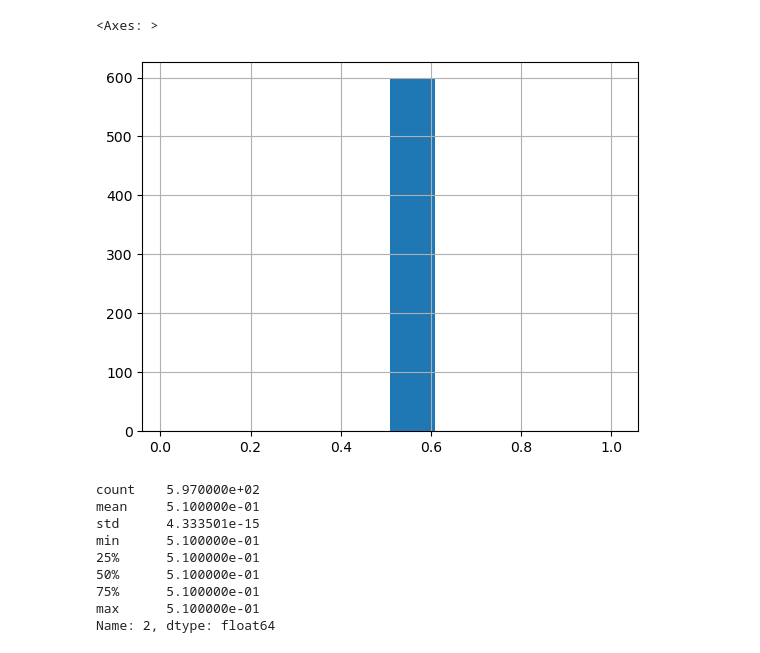
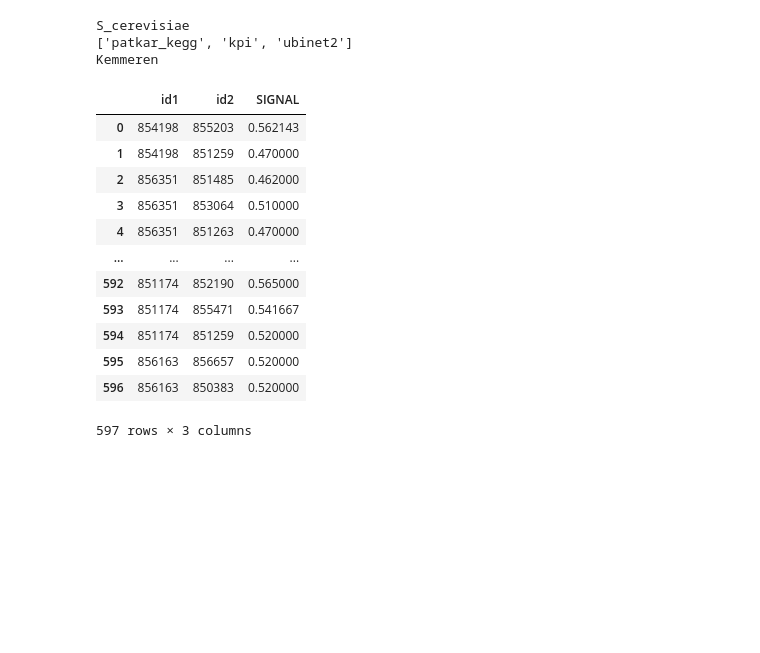
Before and after one commit to L-F-S/PPI_Network_Signer, a Jupyter notebook: validations/KTvalidation/TLM_phenotype_reconstruction/3 Score networks and compare to experimental data.ipynb, the cells around one changed output. Drawn from its saved outputs; the diff is of its cells as text; code cells hidden in the pictures; blank space fills up the shorter version.

```diff
--- a/validations/KTvalidation/TLM_phenotype_reconstruction/3 Score networks and compare to experimental data.ipynb
+++ b/validations/KTvalidation/TLM_phenotype_reconstruction/3 Score networks and compare to experimental data.ipynb
@@ -192,17 +1,48 @@ SIGNAL_scores
-# %%
-SIGNAL_scores[2].hist()
-# %% [output]
-<Axes: >
-[figure, removed]
-# %%
-SIGNAL_scores[2].describe()
-# %% [output]
-count    5.970000e+02
-mean     5.100000e-01
-std      4.333501e-15
-min      5.100000e-01
-25%      5.100000e-01
-50%      5.100000e-01
-75%      5.100000e-01
-max      5.100000e-01
-Name: 2, dtype: float64
+# %%
+import os
+import sys
+HOME_DIR='G:'+os.sep+'My Drive'+os.sep+'SECRET-ITN'+os.sep+'Projects'+os.sep+'network_signing'+os.sep
+sys.path.append(HOME_DIR)
+from glob_vars import SPECIES, TRAIN_DATA, PERT_MAP, LBL_DIR,EDGES_DIR,\
+    FT_DIR, SIGNAL_DIR, MOD_DIR, PRT_DIR, NET_DIR,  NET_FILE,\
+    PROPAGATE_ALPHA, PROPAGATE_EPSILON ,PROPAGATE_ITERATIONS, DICT_DIR,\
+    DICT_FILE, get_terms, get_anchors
+import pickle
+import collections
+import itertools
+import lxml.etree as etree
+import os
+import pandas as pd
+import networkx as nx
+import numpy as np
+import matplotlib.pyplot as plt
+print(SPECIES)
+print(TRAIN_DATA)
+print(PERT_MAP)
+# %% [output]
+S_cerevisiae
+['patkar_kegg', 'kpi', 'ubinet2']
+Kemmeren
+# %%
+
+with open( DICT_DIR+DICT_FILE, 'rb') as f:
+    alias_2geneid = pickle.load(f)
+geneid2alias ={y:x for (x,y) in alias_2geneid.items()}
+
+FILENAME = 'TLM_all_KOterms.edges_'+PERT_MAP+'._patkar_kegg_kpi_ubinet2_'+PERT_MAP+'.sgnl'#'TLM_all_KOterms_850696'#
+SIGNAL_scores=pd.read_csv(SIGNAL_DIR+FILENAME, sep=' ', header=None, names=['id1','id2','SIGNAL'])
+SIGNAL_scores
+# %% [output]
+|  | id1 | id2 | SIGNAL |
+| 0 | 854198 | 855203 | 0.562143 |
+| 1 | 854198 | 851259 | 0.470000 |
+| 2 | 856351 | 851485 | 0.462000 |
+| 3 | 856351 | 853064 | 0.510000 |
+| 4 | 856351 | 851263 | 0.470000 |
+| ... | ... | ... | ... |
+| 592 | 851174 | 852190 | 0.565000 |
+| 593 | 851174 | 855471 | 0.541667 |
+| 594 | 851174 | 851259 | 0.520000 |
+| 595 | 856163 | 856657 | 0.520000 |
+| 596 | 856163 | 850383 | 0.520000 |
+597 rows × 3 columns
```
Also changed, not shown: parts of 56 cells of this notebook.
